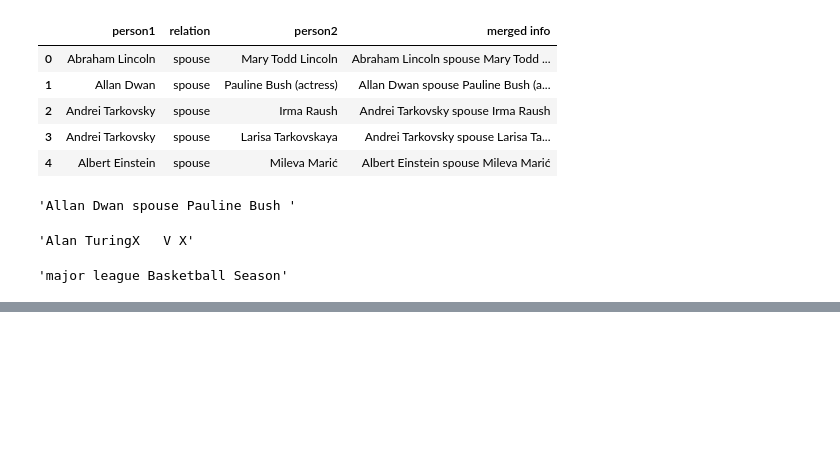
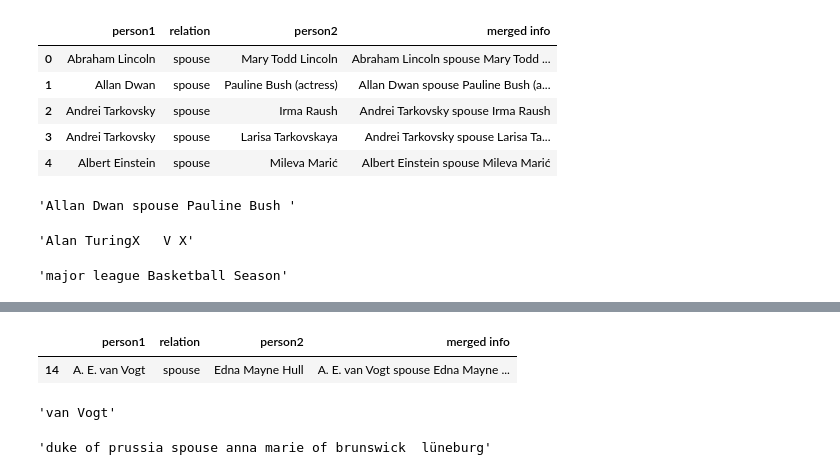
Before and after one commit to kotiyalanurag/EXPLAINABLE-AI, a Jupyter notebook: Data Cleaner.ipynb, the cells around one changed output, grey strips where cells are left out. Drawn from its saved outputs; the diff is of its cells as text; code cells hidden in the pictures; blank space fills up the shorter version.

```diff
--- a/Data Cleaner.ipynb
+++ b/Data Cleaner.ipynb
@@ -269,0 +344,17 @@ text.strip()
+# %%
+spouse_data.iloc[[14]]
+# %% [output]
+|  | person1 | relation | person2 | merged info |
+| 14 | A. E. van Vogt | spouse | Edna Mayne Hull | A. E. van Vogt spouse Edna Mayne ... |
+# %%
+text = 'A. D. van Vogt'
+text = re.sub(r'[A-Z]\.', r'', text)
+text.strip()
+# %% [output]
+'van Vogt'
+# %%
+text = 'duke of prussia spouse anna marie of brunswick - lüneburg'
+text = re.sub(r"([-;;.,!?<=>])", r"", text)
+text.strip()
+# %% [output]
+'duke of prussia spouse anna marie of brunswick  lüneburg'
```
Also changed, not shown: parts of 9 cells of this notebook.
